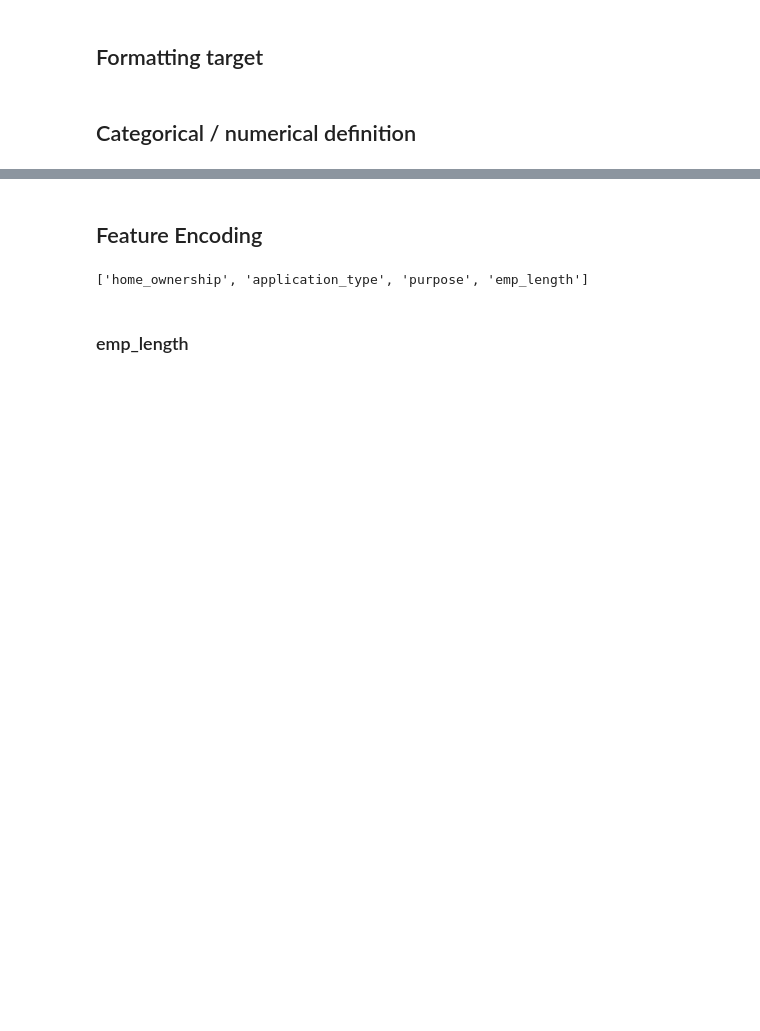
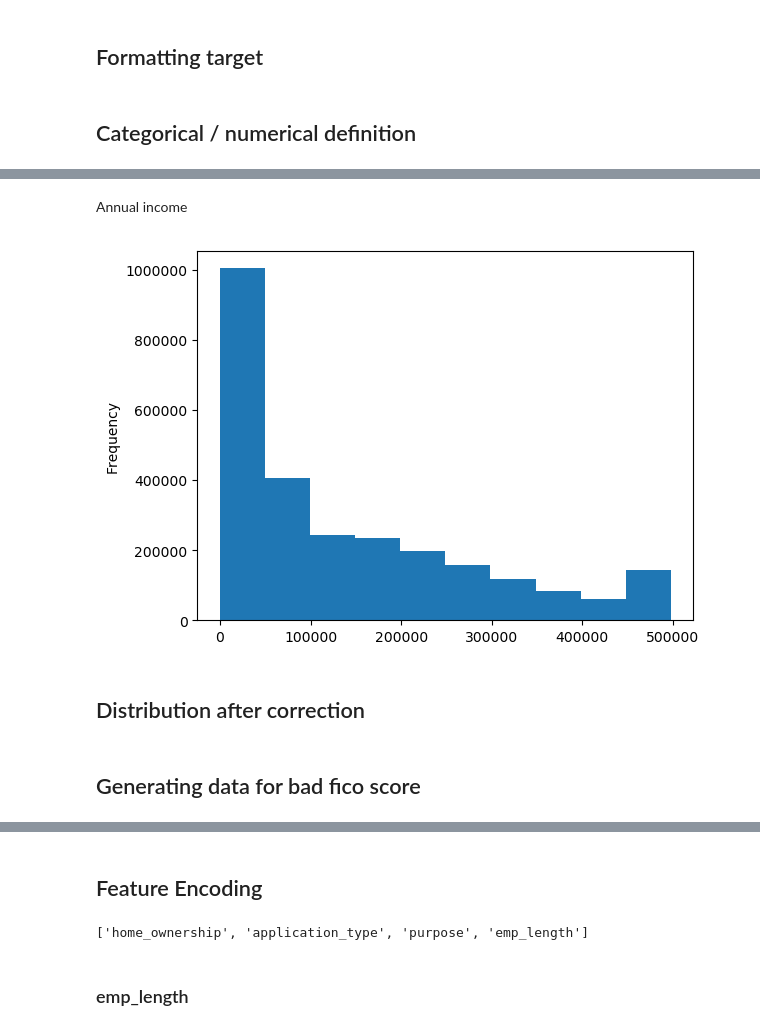
Before and after one commit to AnnaLelchuk/ITC_hackathon, a Jupyter notebook: EDA.ipynb, the cells around one changed output, grey strips where cells are left out. Drawn from its saved outputs; the diff is of its cells as text; code cells hidden in the pictures; blank space fills up the shorter version.

```diff
--- a/EDA.ipynb
+++ b/EDA.ipynb
@@ -353,3 +447,9 @@ sns.countplot(data=df, y='purpose');
+# %%
+# Putting NONE and ANY ownerships in OTHER
+def replace_ownership(val):
+    return 'OTHER' if val in ('NONE', 'ANY') else val
+
+df.home_ownership = df.home_ownership.apply(replace_ownership)
 # %%
 # putting renewable_energy, wedding and educational in other
 def replace_purpose(val):
@@ -367,0 +461,2 @@ sns.histplot(data=df, x='fico');
+# %% [markdown]
+Annual income
@@ -367,0 +472,11 @@ sns.histplot(data=df, x='fico');
+# %%
+# threshold = df.tot_cur_bal.describe()['75%'] * 1.5
+threshold = df.tot_cur_bal.describe()['std'] * 3
+condition_index = df.tot_cur_bal > threshold
+df.loc[condition_index, 'tot_cur_bal'] = threshold
+# %%
+df.tot_cur_bal.plot.hist();
+# %% [output]
+[figure, added]
+# %% [markdown]
+## Distribution after correction
@@ -367,0 +497,2 @@ sns.histplot(data=df, x='fico');
+# %% [markdown]
+## Generating data for bad fico score
```
Also changed, not shown: parts of 79 cells of this notebook.
